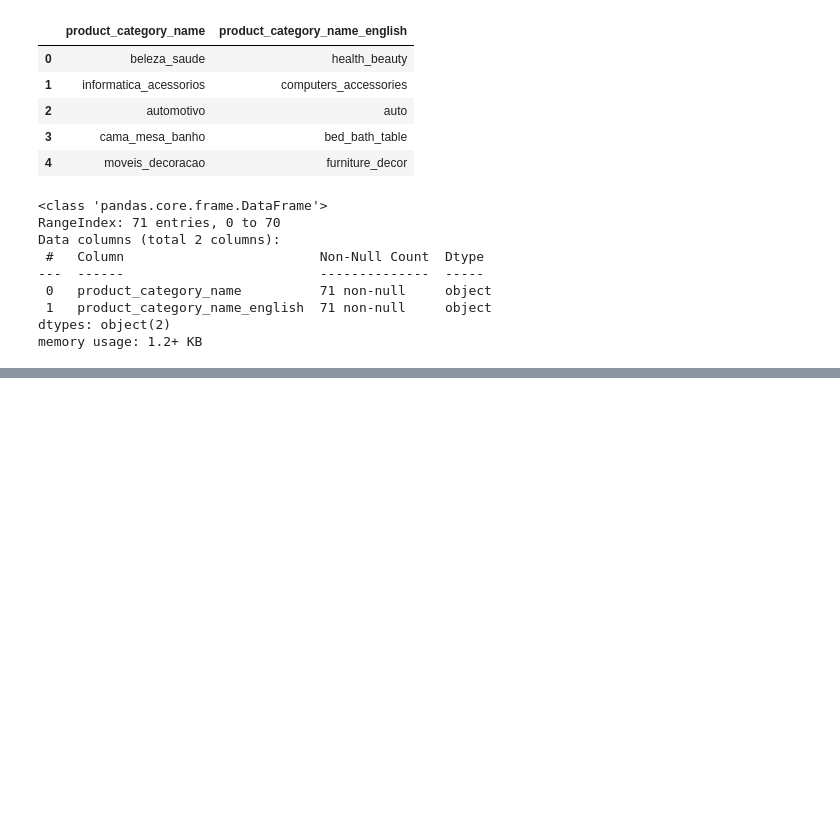
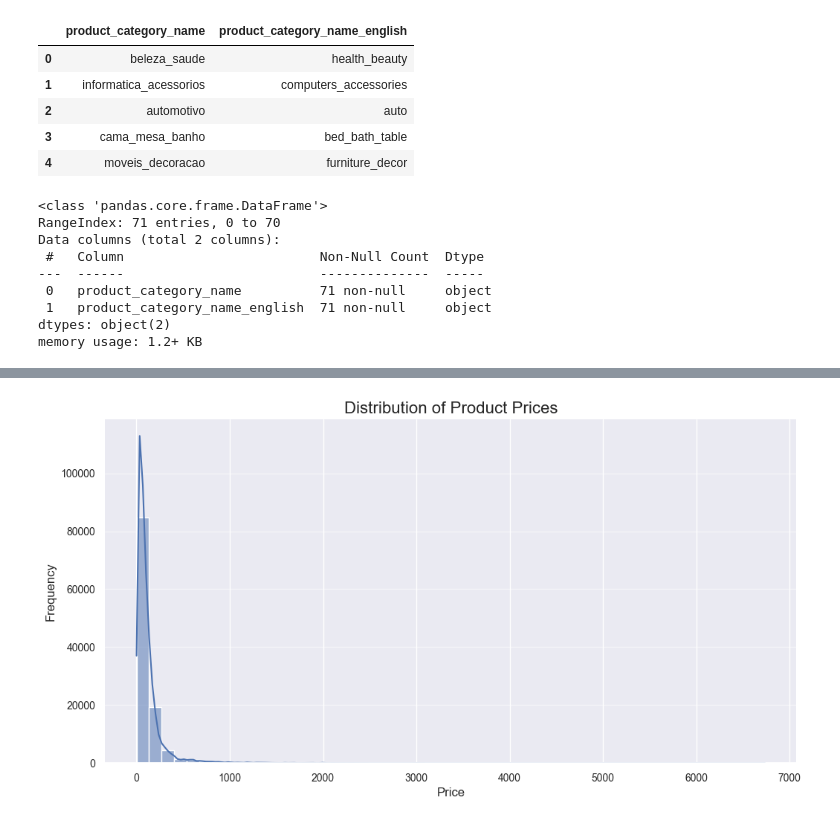
Before and after one commit to ithaquaKr/mba-apriori, a Jupyter notebook: notebook/insight-data.ipynb, the cells around one changed output, grey strips where cells are left out. Saved outputs shown, nothing was run; the diff lists cells and outputs as text; code cells hidden in the pictures; blank space fills up the shorter version.

```diff
--- a/notebook/insight-data.ipynb
+++ b/notebook/insight-data.ipynb
@@ -92,0 +123,25 @@ memory usage: 1.2+ KB
+# %%
+import matplotlib.pyplot as plt
+import seaborn as sns
+
+# Assuming 'orders_products' DataFrame from the previous code is available
+
+# Sort products by price
+orders_products_sorted = orders_products.sort_values(by='price')
+
+# Create the plot
+plt.figure(figsize=(12, 6))  # Adjust figure size for better readability
+sns.histplot(orders_products_sorted['price'], bins=50, kde=True)  # Use a histogram with KDE for better visualization
+
+# Customize the plot for better aesthetics
+plt.title('Distribution of Product Prices', fontsize=16)
+plt.xlabel('Price', fontsize=12)
+plt.ylabel('Frequency', fontsize=12)
+plt.xticks(fontsize=10)
+plt.yticks(fontsize=10)
+plt.grid(axis='y', alpha=0.5)  # Add a subtle grid for better readability
+sns.despine(left=True)  # Remove the top and right spines for a cleaner look
+
+plt.show()
+# %% [output]
+[figure, added]
```
Also changed, not shown: parts of 3 cells of this notebook, 1 other file.
